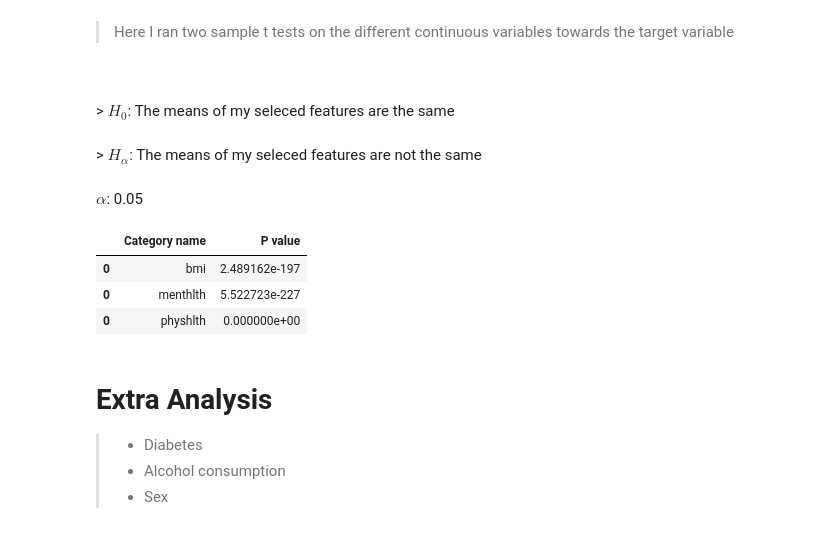
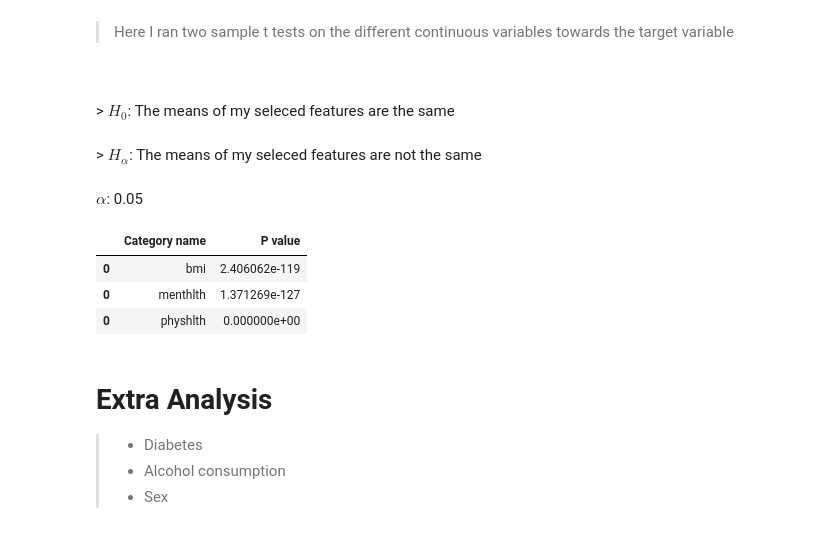
Before and after one commit to Divante222/individual_project, a Jupyter notebook: final_report.ipynb, the cells around one changed output. Drawn from its saved outputs; the diff is of its cells as text; code cells hidden in the pictures.

```diff
--- a/final_report.ipynb
+++ b/final_report.ipynb
@@ -146,11 +140,12 @@ wrangle.bivariate_continuous(df, second_list)
 <br>
 $\alpha$: 0.05
 # %%
-wrangle.comparison_of_means(df, second_list)
+# creates the t tests pandas dataframe for my continuous variables
+wrangle.comparison_of_means(train, second_list)
 # %% [output]
 |  | Category name | P value |
-| 0 | bmi | 2.489162e-197 |
-| 0 | menthlth | 5.522723e-227 |
+| 0 | bmi | 2.406062e-119 |
+| 0 | menthlth | 1.371269e-127 |
 | 0 | physhlth | 0.000000e+00 |
 # %% [markdown]
 # Extra Analysis
```
Also changed, not shown: parts of 19 cells of this notebook, 1 other file.
